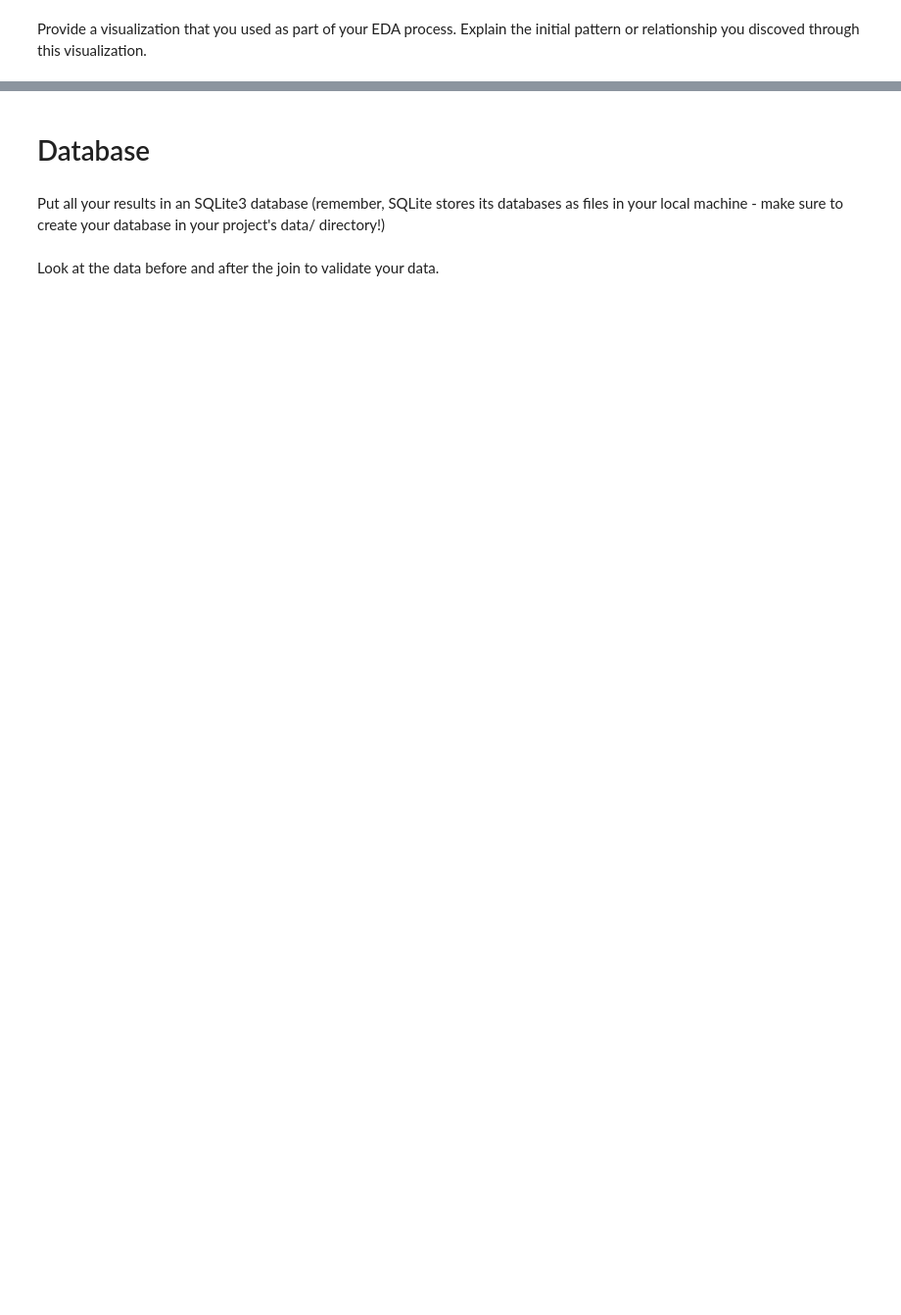
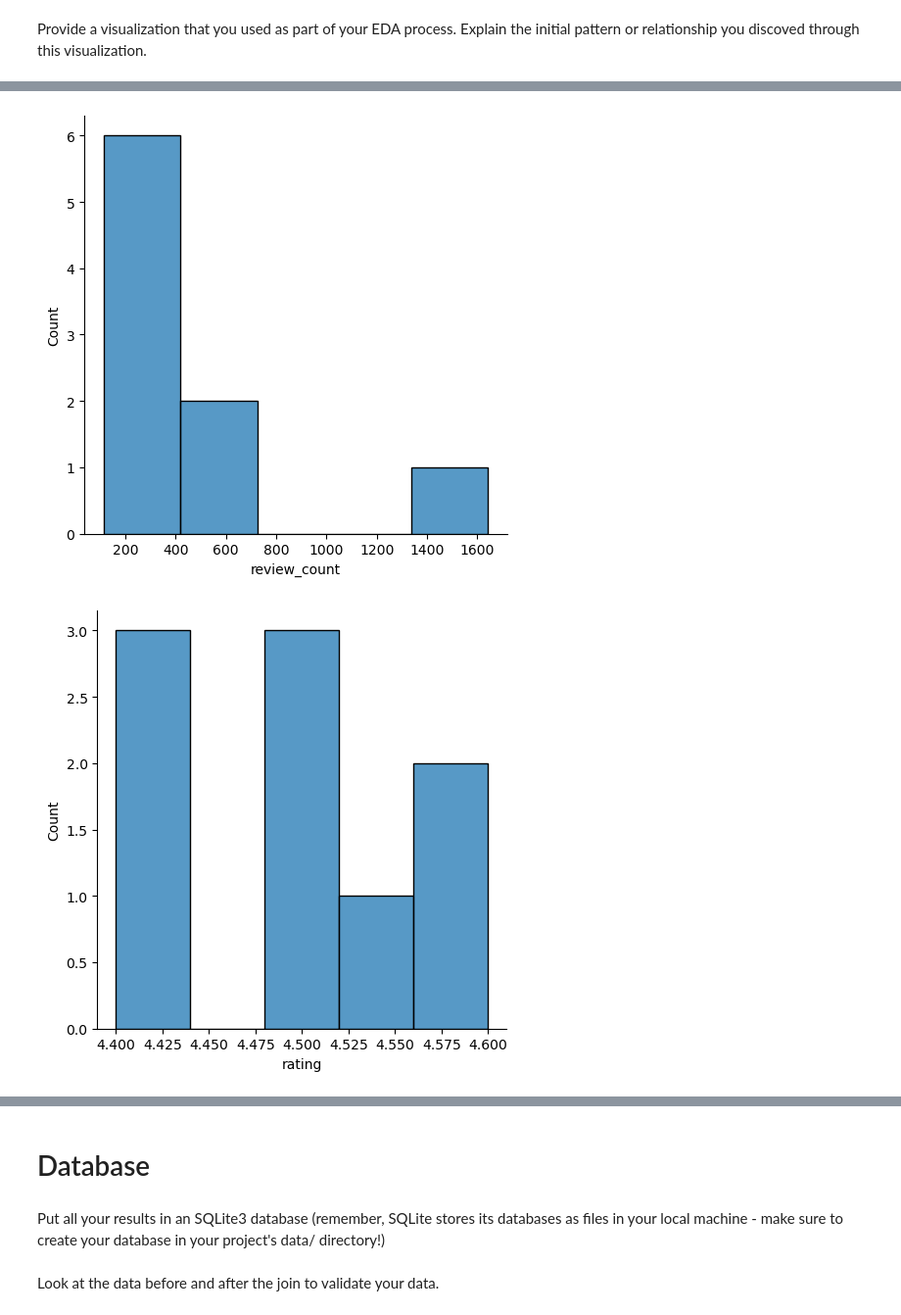
Before and after one commit to inn-ctrl/Statistical-Modelling-Project, a Jupyter notebook: notebooks/joining_data.ipynb, the cells around one changed output, grey strips where cells are left out. Shown at 98% size. Saved outputs shown, nothing was run; the diff lists cells and outputs as text; code cells hidden in the pictures; blank space fills up the shorter version.

```diff
--- a/notebooks/joining_data.ipynb
+++ b/notebooks/joining_data.ipynb
@@ -93,0 +155,9 @@ unique_restos
+# %%
+#EDA I visualize distribution analysis of all columns in the dataset
+cols = unique_restos.dtypes[unique_restos.dtypes != 'object'].index.tolist()
+
+for column in cols:
+    sns.displot(unique_restos[column])
+# %% [output]
+[figure, added]
+[figure, added]
```
Also changed, not shown: parts of 18 cells of this notebook, 17 other files.
